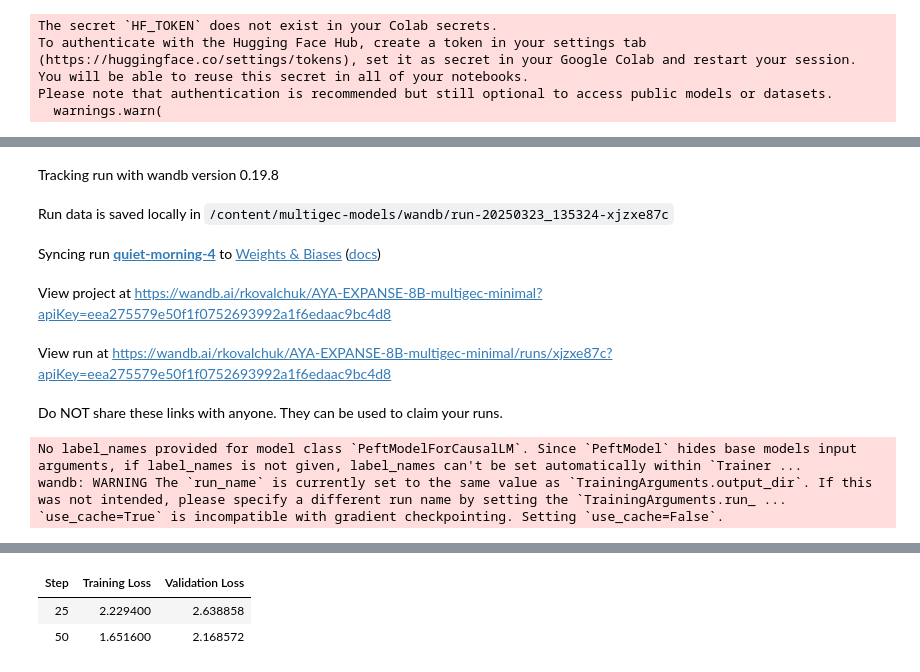
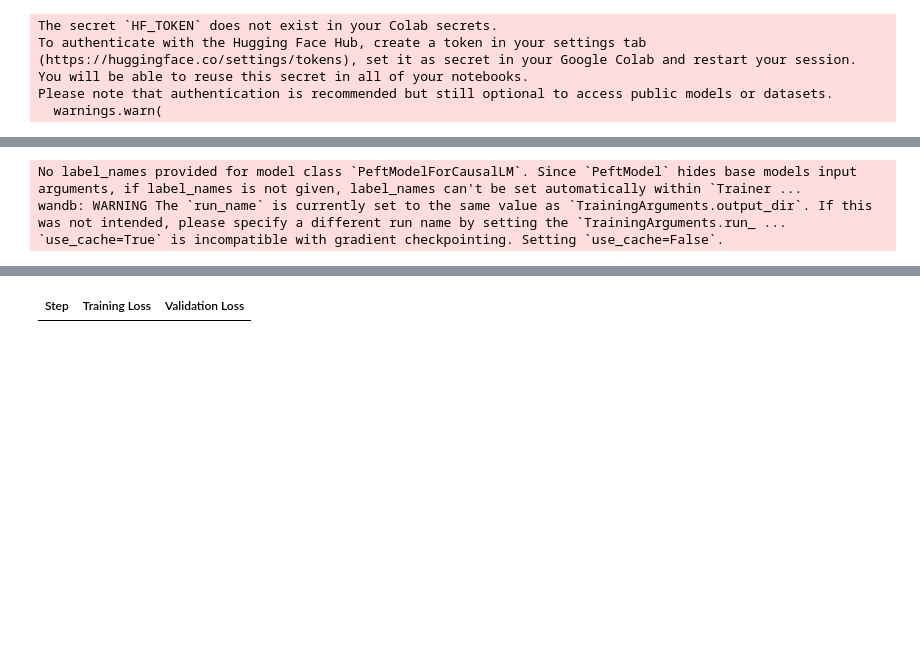
Before and after one commit to r-kovalch/omnigec-models, a Jupyter notebook: notebooks/aya_expanse_8b/multigec/multigec.ipynb, the cells around one changed output, grey strips where cells are left out. Drawn from its saved outputs; the diff is of its cells as text; code cells hidden in the pictures; blank space fills up the shorter version.

```diff
--- a/notebooks/aya_expanse_8b/multigec/multigec.ipynb
+++ b/notebooks/aya_expanse_8b/multigec/multigec.ipynb
@@ -96,6 +106,7 @@ in_path  = f"/gdrive/MyDrive/datasets/multigec/multigec_{track}.csv"
 
 # Path where the output will be saved to
 out_path = f"/gdrive/MyDrive/preds/multigec/multigec_test_{track}.csv"
+out_model_dir = f"/gdrive/MyDrive/models/multigec/{fine_tuned_model_name}"
 QUANTIZE_4BIT = True
 device   = "cuda:0"
 # %%
@@ -328,8 +305,10 @@ training_arguments = SFTConfig(
     **parameters.training,
     packing=True,
     max_seq_length=seq_length,
+    output_dir=out_model_dir,
 )
 trainer = SFTTrainer(
+    resume_from_checkpoint=True,
     model=model,
     train_dataset=cld_train_dataset,
     eval_dataset=cld_val_dataset,
@@ -346,12 +325,6 @@ with torch.backends.cuda.sdp_kernel(
 ):
     trainer.train()
 # %% [output]
-Tracking run with wandb version 0.19.8
-Run data is saved locally in /content/multigec-models/wandb/run-20250323_135324-xjzxe87c
-Syncing run quiet-morning-4 to Weights & Biases (docs)
-View project at https://wandb.ai/rkovalchuk/AYA-EXPANSE-8B-multigec-minimal?apiKey=eea275579e50f1f0752693992a1f6edaac9bc4d8
-View run at https://wandb.ai/rkovalchuk/AYA-EXPANSE-8B-multigec-minimal/runs/xjzxe87c?apiKey=eea275579e50f1f0752693992a1f6edaac9bc4d8
-Do NOT share these links with anyone. They can be used to claim your runs.
 No label_names provided for model class `PeftModelForCausalLM`. Since `PeftModel` hides base models input arguments, if label_names is not given, label_names can't be set automatically within `Trainer ...
 wandb: WARNING The `run_name` is currently set to the same value as `TrainingArguments.output_dir`. If this was not intended, please specify a different run name by setting the `TrainingArguments.run_ ...
 `use_cache=True` is incompatible with gradient checkpointing. Setting `use_cache=False`.
@@ -359,3 +332 @@ wandb: WARNING The `run_name` is currently set to the same value as `TrainingArg
 | Step | Training Loss | Validation Loss |
-| 25 | 2.229400 | 2.638858 |
-| 50 | 1.651600 | 2.168572 |
```
Also changed, not shown: parts of 10 cells of this notebook.
